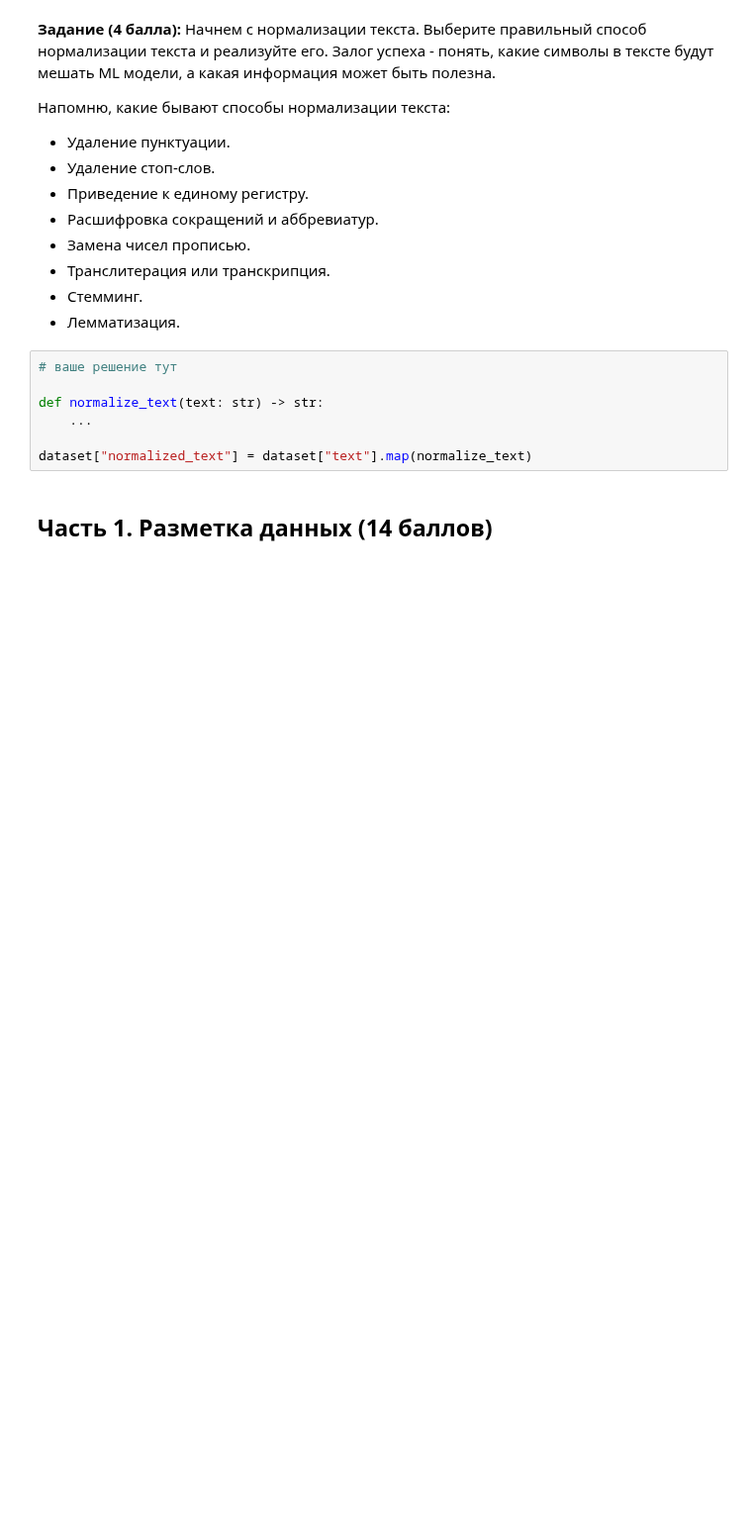
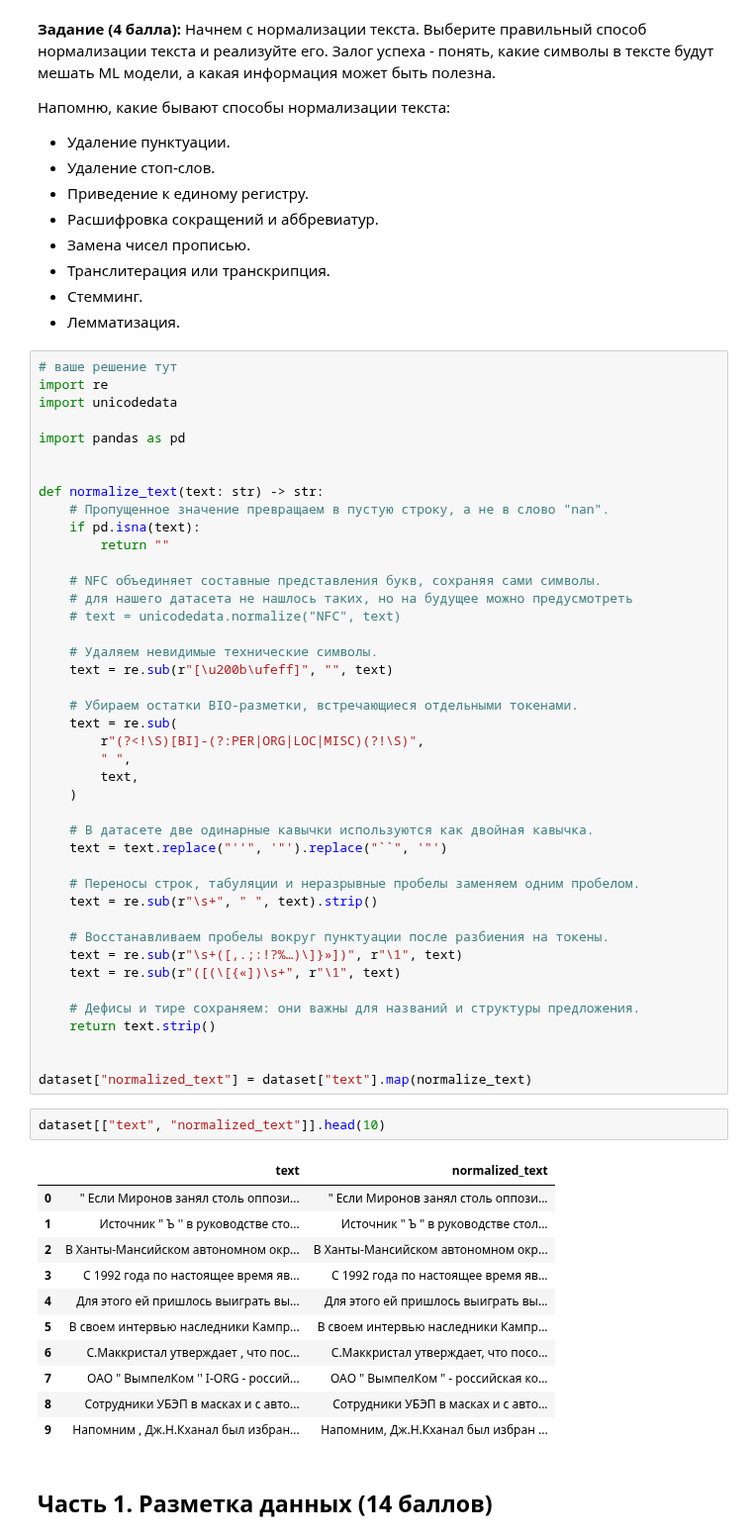
Before and after one commit to i-ovcharenko/LLMPro, a Jupyter notebook: hw8/LLMpro_hw8_Овчаренко_Игорь.ipynb, the cells around one changed output. Shown at 99% size. Cells and saved outputs as stored; diff of their text form; blank space fills up the shorter version.

```diff
--- a/hw8/LLMpro_hw8_Овчаренко_Игорь.ipynb
+++ b/hw8/LLMpro_hw8_Овчаренко_Игорь.ipynb
@@ -74,13 +89,62 @@ dataset.iloc[0].text
 - Транслитерация или транскрипция.
 - Стемминг.
 - Лемматизация.
-# %%
-# ваше решение тут
-
-def normalize_text(text: str) -> str:
-    ...
-
-dataset["normalized_text"] = dataset["text"].map(normalize_text)
+# %%
+# ваше решение тут
+import re
+import unicodedata
+
+import pandas as pd
+
+
+def normalize_text(text: str) -> str:
+    # Пропущенное значение превращаем в пустую строку, а не в слово "nan".
+    if pd.isna(text):
+        return ""
+
+    # NFC объединяет составные представления букв, сохраняя сами символы.
+    # для нашего датасета не нашлось таких, но на будущее можно предусмотреть
+    # text = unicodedata.normalize("NFC", text)
+
+    # Удаляем невидимые технические символы.
+    text = re.sub(r"[\u200b\ufeff]", "", text)
+
+    # Убираем остатки BIO-разметки, встречающиеся отдельными токенами.
+    text = re.sub(
+        r"(?<!\S)[BI]-(?:PER|ORG|LOC|MISC)(?!\S)",
+        " ",
+        text,
+    )
+
+    # В датасете две одинарные кавычки используются как двойная кавычка.
+    text = text.replace("''", '"').replace("``", '"')
+
+    # Переносы строк, табуляции и неразрывные пробелы заменяем одним пробелом.
+    text = re.sub(r"\s+", " ", text).strip()
+
+    # Восстанавливаем пробелы вокруг пунктуации после разбиения на токены.
+    text = re.sub(r"\s+([,.;:!?%…)\]}»])", r"\1", text)
+    text = re.sub(r"([(\[{«])\s+", r"\1", text)
+
+    # Дефисы и тире сохраняем: они важны для названий и структуры предложения.
+    return text.strip()
+
+
+dataset["normalized_text"] = dataset["text"].map(normalize_text)
+# %%
+dataset[["text", "normalized_text"]].head(10)
+# %% [output]
+|  | text | normalized_text |
+| 0 | " Если Миронов занял столь оппози... | " Если Миронов занял столь оппози... |
+| 1 | Источник " Ъ '' в руководстве сто... | Источник " Ъ " в руководстве стол... |
+| 2 | В Ханты-Мансийском автономном окр... | В Ханты-Мансийском автономном окр... |
+| 3 | С 1992 года по настоящее время яв... | С 1992 года по настоящее время яв... |
+| 4 | Для этого ей пришлось выиграть вы... | Для этого ей пришлось выиграть вы... |
+| 5 | В своем интервью наследники Кампр... | В своем интервью наследники Кампр... |
+| 6 | С.Маккристал утверждает , что пос... | С.Маккристал утверждает, что посо... |
+| 7 | ОАО " ВымпелКом '' I-ORG - россий... | ОАО " ВымпелКом " - российская ко... |
+| 8 | Сотрудники УБЭП в масках и с авто... | Сотрудники УБЭП в масках и с авто... |
+| 9 | Напомним , Дж.Н.Кханал был избран... | Напомним, Дж.Н.Кханал был избран ... |
 # %% [markdown]
 ## Часть 1. Разметка данных (14 баллов)
 # %% [markdown]
```
Also changed, not shown: parts of 72 cells of this notebook.
